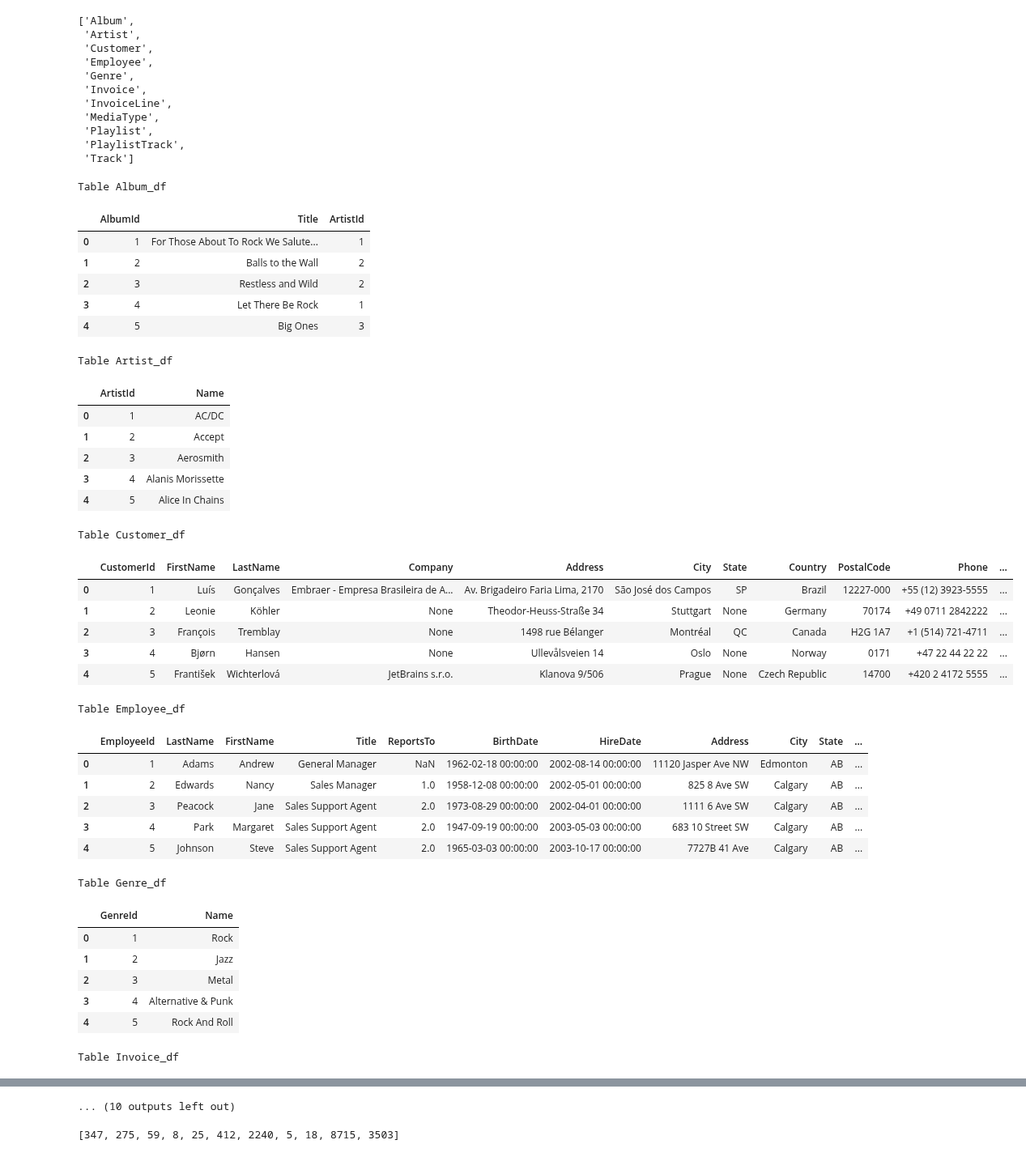
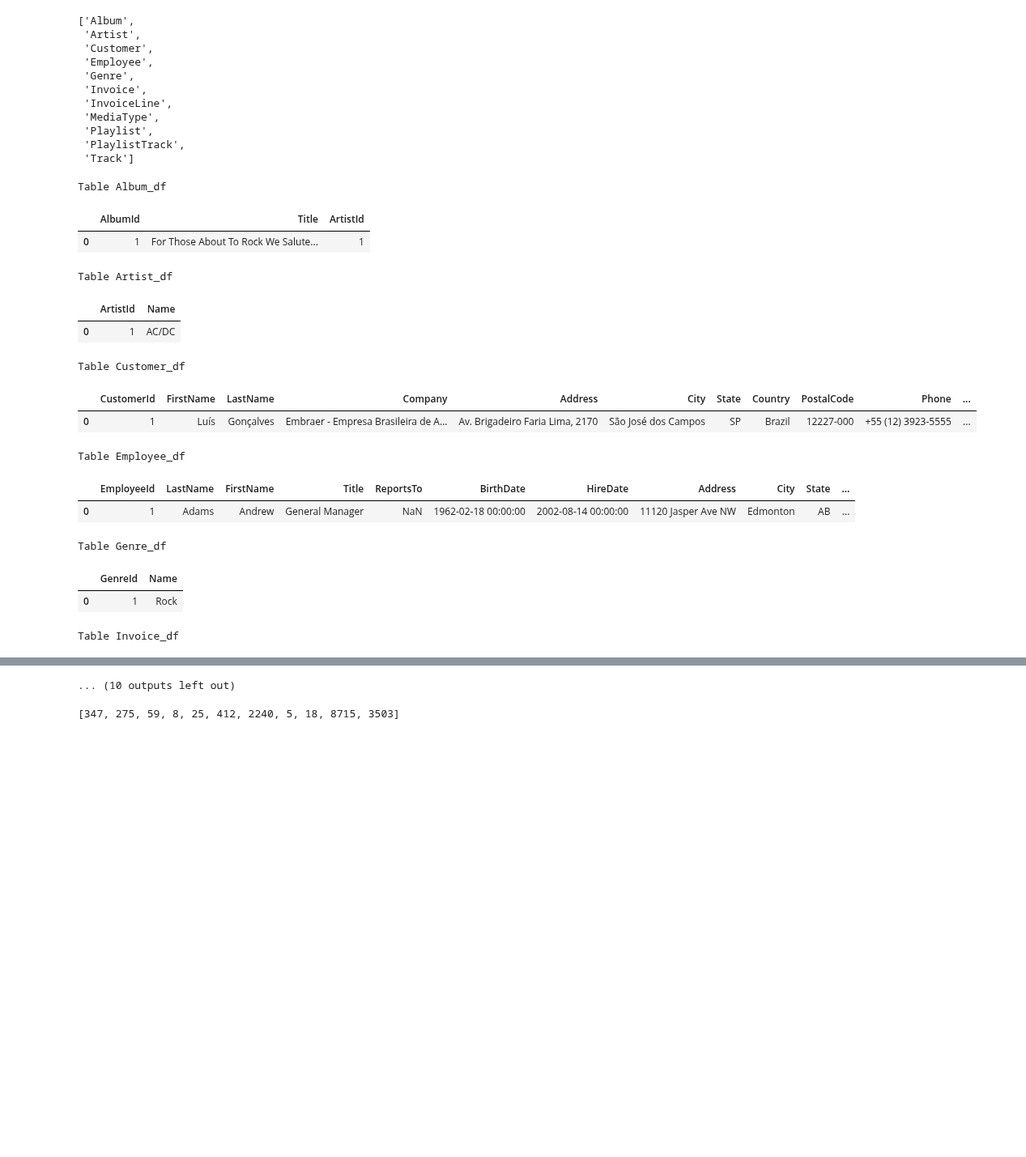
Before and after one commit to flatiron-school/NTL-DS-062722, a Jupyter notebook: sql_practice/sql_practice-completed.ipynb, the cells around one changed output, grey strips where cells are left out. Shown at 81% size. Saved outputs shown, nothing was run; the diff lists cells and outputs as text; code cells hidden in the pictures; blank space fills up the shorter version.

```diff
--- a/sql_practice/sql_practice-completed.ipynb
+++ b/sql_practice/sql_practice-completed.ipynb
@@ -152,47 +152,27 @@ df_list = [name+'_df' for name in name_list]
 # %%
 # Print out all the tables to provide a reference
 # Please note that the exec() command is a rather powerful tool, and should be used lightly
 
 for df in df_list:
-    command = 'display({}.head())'.format(df)
+    command = 'display({}.head(1))'.format(df)
     print(f'Table {df}')
     exec(command)
 # %% [output]
 Table Album_df
 |  | AlbumId | Title | ArtistId |
 | 0 | 1 | For Those About To Rock We Salute... | 1 |
-| 1 | 2 | Balls to the Wall | 2 |
-| 2 | 3 | Restless and Wild | 2 |
-| 3 | 4 | Let There Be Rock | 1 |
-| 4 | 5 | Big Ones | 3 |
 Table Artist_df
 |  | ArtistId | Name |
 | 0 | 1 | AC/DC |
-| 1 | 2 | Accept |
-| 2 | 3 | Aerosmith |
-| 3 | 4 | Alanis Morissette |
-| 4 | 5 | Alice In Chains |
 Table Customer_df
 |  | CustomerId | FirstName | LastName | Company | Address | City | State | Country | PostalCode | Phone | ... |
 | 0 | 1 | Luís | Gonçalves | Embraer - Empresa Brasileira de A... | Av. Brigadeiro Faria Lima, 2170 | São José dos Campos | SP | Brazil | 12227-000 | +55 (12) 3923-5555 | ... |
-| 1 | 2 | Leonie | Köhler | None | Theodor-Heuss-Straße 34 | Stuttgart | None | Germany | 70174 | +49 0711 2842222 | ... |
-| 2 | 3 | François | Tremblay | None | 1498 rue Bélanger | Montréal | QC | Canada | H2G 1A7 | +1 (514) 721-4711 | ... |
-| 3 | 4 | Bjørn | Hansen | None | Ullevålsveien 14 | Oslo | None | Norway | 0171 | +47 22 44 22 22 | ... |
-| 4 | 5 | František | Wichterlová | JetBrains s.r.o. | Klanova 9/506 | Prague | None | Czech Republic | 14700 | +420 2 4172 5555 | ... |
 Table Employee_df
 |  | EmployeeId | LastName | FirstName | Title | ReportsTo | BirthDate | HireDate | Address | City | State | ... |
 | 0 | 1 | Adams | Andrew | General Manager | NaN | 1962-02-18 00:00:00 | 2002-08-14 00:00:00 | 11120 Jasper Ave NW | Edmonton | AB | ... |
-| 1 | 2 | Edwards | Nancy | Sales Manager | 1.0 | 1958-12-08 00:00:00 | 2002-05-01 00:00:00 | 825 8 Ave SW | Calgary | AB | ... |
-| 2 | 3 | Peacock | Jane | Sales Support Agent | 2.0 | 1973-08-29 00:00:00 | 2002-04-01 00:00:00 | 1111 6 Ave SW | Calgary | AB | ... |
-| 3 | 4 | Park | Margaret | Sales Support Agent | 2.0 | 1947-09-19 00:00:00 | 2003-05-03 00:00:00 | 683 10 Street SW | Calgary | AB | ... |
-| 4 | 5 | Johnson | Steve | Sales Support Agent | 2.0 | 1965-03-03 00:00:00 | 2003-10-17 00:00:00 | 7727B 41 Ave | Calgary | AB | ... |
 Table Genre_df
 |  | GenreId | Name |
 | 0 | 1 | Rock |
-| 1 | 2 | Jazz |
-| 2 | 3 | Metal |
-| 3 | 4 | Alternative & Punk |
-| 4 | 5 | Rock And Roll |
 Table Invoice_df
 |  | InvoiceId | CustomerId | InvoiceDate | BillingAddress | BillingCity | BillingState | BillingCountry | ... |
 | 0 | 1 | 2 | 2009-01-01 00:00:00 | Theodor-Heuss-Straße 34 | Stuttgart | None | Germany | ... |
```
Also changed, not shown: parts of 11 cells of this notebook, 9 other files.
